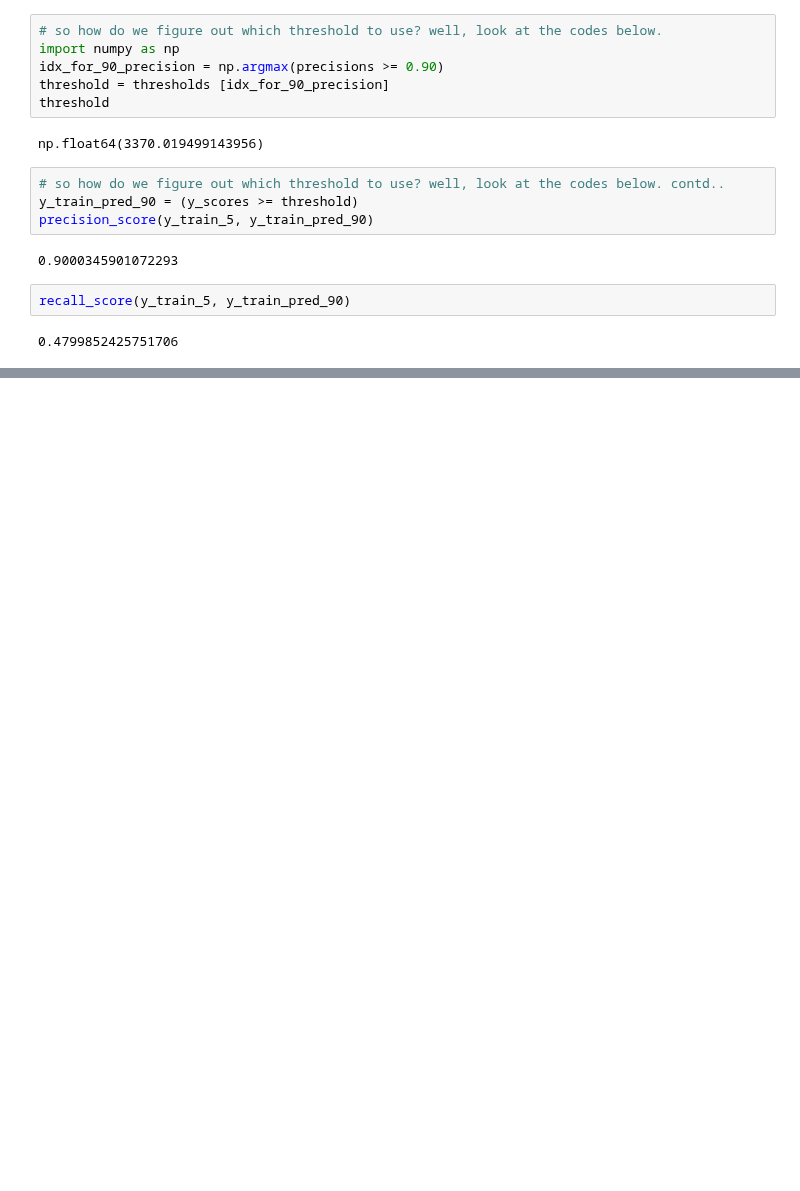
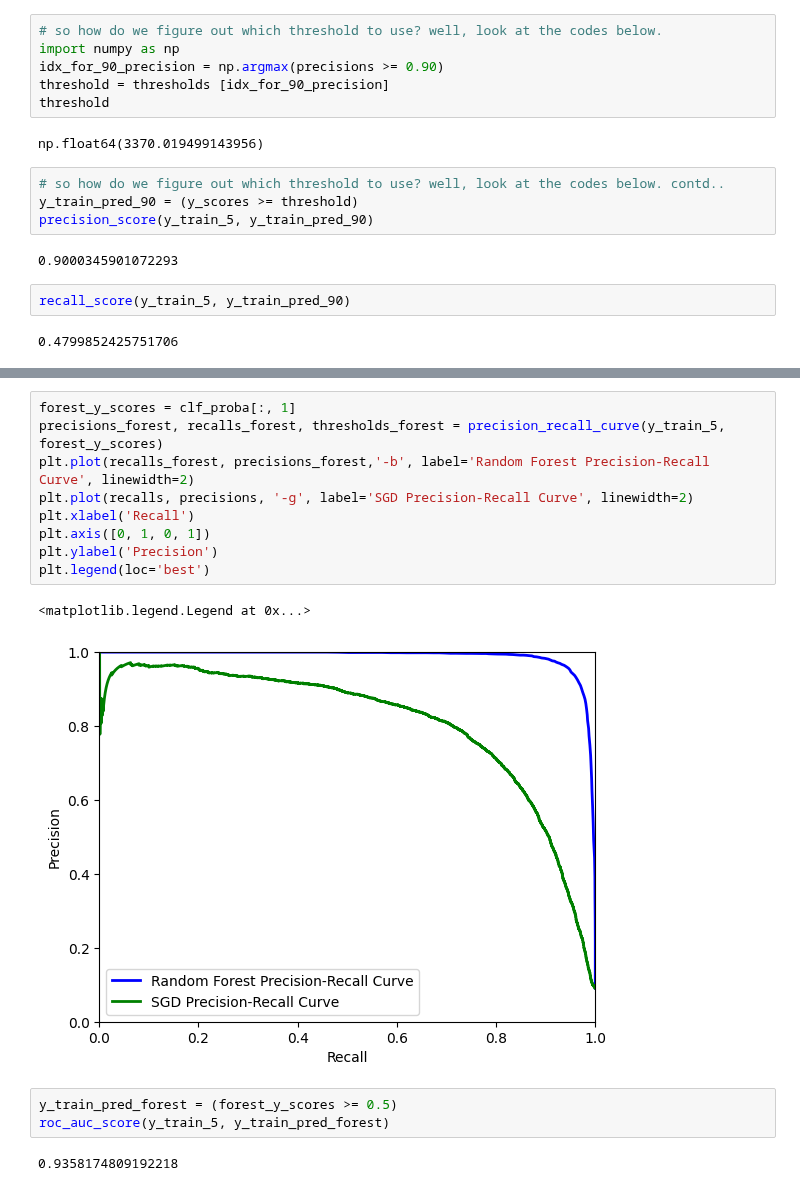
Before and after one commit to hassin070/hands_on_ML_, a Jupyter notebook: chapter_3.ipynb, the cells around one changed output, grey strips where cells are left out. Saved outputs shown, nothing was run; the diff lists cells and outputs as text; blank space fills up the shorter version.

```diff
--- a/chapter_3.ipynb
+++ b/chapter_3.ipynb
@@ -176,0 +208,17 @@ recall_score(y_train_5, y_train_pred_90)
+# %%
+forest_y_scores = clf_proba[:, 1]
+precisions_forest, recalls_forest, thresholds_forest = precision_recall_curve(y_train_5, forest_y_scores)
+plt.plot(recalls_forest, precisions_forest,'-b', label='Random Forest Precision-Recall Curve', linewidth=2)
+plt.plot(recalls, precisions, '-g', label='SGD Precision-Recall Curve', linewidth=2)
+plt.xlabel('Recall')
+plt.axis([0, 1, 0, 1])
+plt.ylabel('Precision')
+plt.legend(loc='best')
+# %% [output]
+<matplotlib.legend.Legend at 0x...>
+[figure, added]
+# %%
+y_train_pred_forest = (forest_y_scores >= 0.5)
+roc_auc_score(y_train_5, y_train_pred_forest)
+# %% [output]
+0.9358174809192218
```
Also changed, not shown: parts of 8 cells of this notebook.
